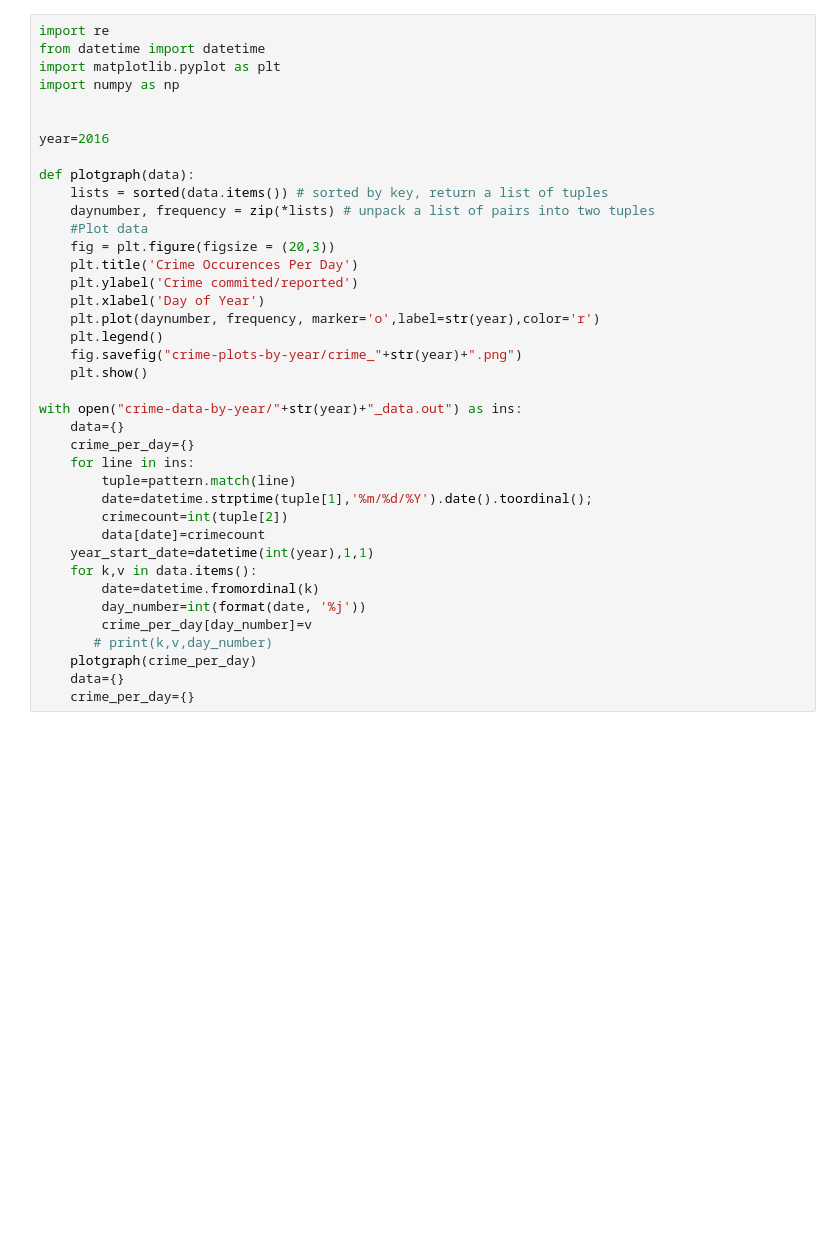
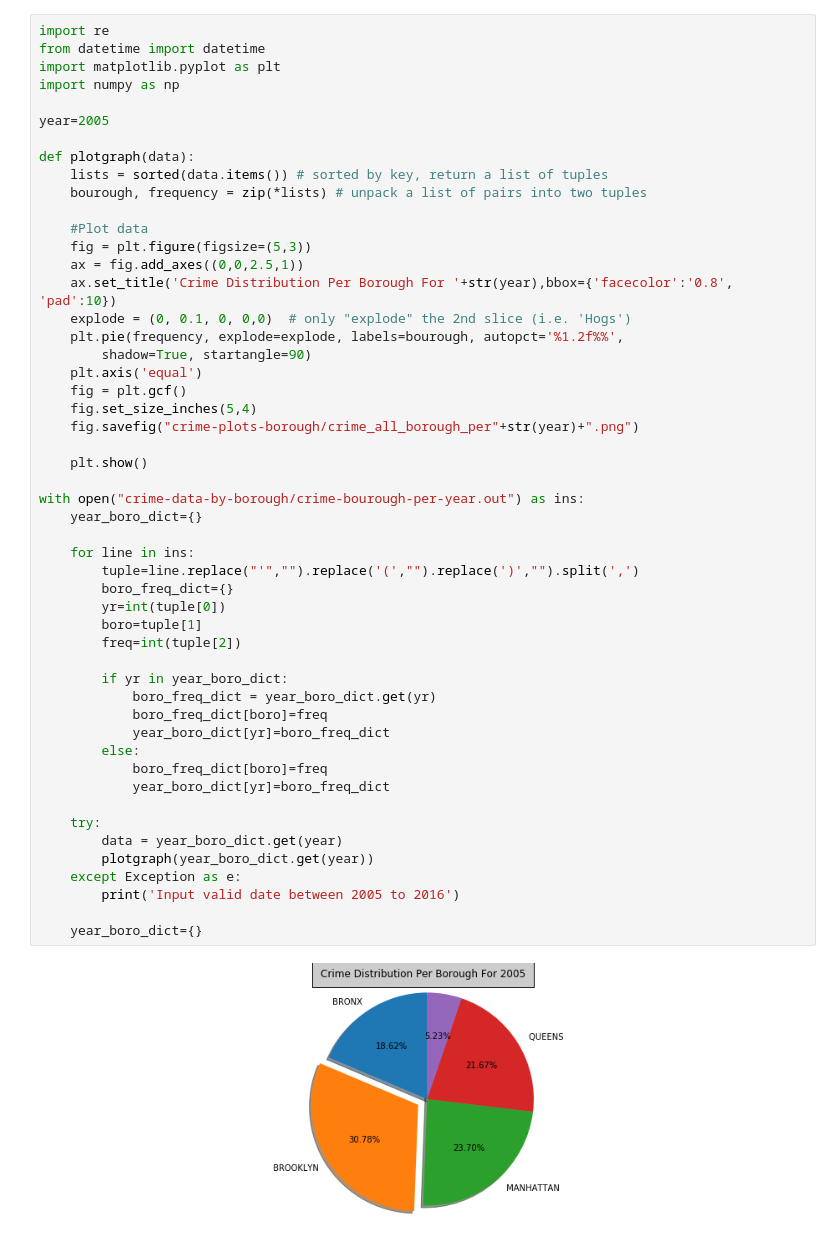
Before and after one commit to Joby2Code/NYC-Crime, a Jupyter notebook: data-trends/CrimePerYearAllBoroPlotter.ipynb, the cells around one changed output. Saved outputs shown, nothing was run; the diff lists cells and outputs as text; blank space fills up the shorter version.

Commit message:
committing files to plot crime occurrence per year in all borough

```diff
--- a/data-trends/CrimePerYearAllBoroPlotter.ipynb
+++ b/data-trends/CrimePerYearAllBoroPlotter.ipynb
@@ -1,39 +1,53 @@
 # %%
 import re
 from datetime import datetime
 import matplotlib.pyplot as plt
 import numpy as np
 
-
-year=2016
+year=2005
 
 def plotgraph(data):
     lists = sorted(data.items()) # sorted by key, return a list of tuples
-    daynumber, frequency = zip(*lists) # unpack a list of pairs into two tuples
+    bourough, frequency = zip(*lists) # unpack a list of pairs into two tuples
+
     #Plot data
-    fig = plt.figure(figsize = (20,3))
-    plt.title('Crime Occurences Per Day')
-    plt.ylabel('Crime commited/reported')
-    plt.xlabel('Day of Year')
-    plt.plot(daynumber, frequency, marker='o',label=str(year),color='r')
-    plt.legend()
-    fig.savefig("crime-plots-by-year/crime_"+str(year)+".png")
+    fig = plt.figure(figsize=(5,3))
+    ax = fig.add_axes((0,0,2.5,1))
+    ax.set_title('Crime Distribution Per Borough For '+str(year),bbox={'facecolor':'0.8', 'pad':10})
+    explode = (0, 0.1, 0, 0,0)  # only "explode" the 2nd slice (i.e. 'Hogs')
+    plt.pie(frequency, explode=explode, labels=bourough, autopct='%1.2f%%',
+        shadow=True, startangle=90)
+    plt.axis('equal')
+    fig = plt.gcf()
+    fig.set_size_inches(5,4)
+    fig.savefig("crime-plots-borough/crime_all_borough_per"+str(year)+".png")
+
     plt.show()
 
-with open("crime-data-by-year/"+str(year)+"_data.out") as ins:
-    data={}
-    crime_per_day={}
+with open("crime-data-by-borough/crime-bourough-per-year.out") as ins:
+    year_boro_dict={}
+
     for line in ins:
-        tuple=pattern.match(line)
-        date=datetime.strptime(tuple[1],'%m/%d/%Y').date().toordinal();
-        crimecount=int(tuple[2])
-        data[date]=crimecount
-    year_start_date=datetime(int(year),1,1)
-    for k,v in data.items():
-        date=datetime.fromordinal(k)
-        day_number=int(format(date, '%j'))
-        crime_per_day[day_number]=v
-       # print(k,v,day_number)
-    plotgraph(crime_per_day)
-    data={}
-    crime_per_day={}
+        tuple=line.replace("'","").replace('(',"").replace(')',"").split(',')
+        boro_freq_dict={}
+        yr=int(tuple[0])
+        boro=tuple[1]
+        freq=int(tuple[2])
+
+        if yr in year_boro_dict:
+            boro_freq_dict = year_boro_dict.get(yr)
+            boro_freq_dict[boro]=freq
+            year_boro_dict[yr]=boro_freq_dict
+        else:
+            boro_freq_dict[boro]=freq
+            year_boro_dict[yr]=boro_freq_dict
+
+    try:
+        data = year_boro_dict.get(year)
+        plotgraph(year_boro_dict.get(year))
+    except Exception as e:
+        print('Input valid date between 2005 to 2016')
+
+    year_boro_dict={}
+# %% [output]
+[figure, added]
```
Also changed, not shown: 12 other files.
